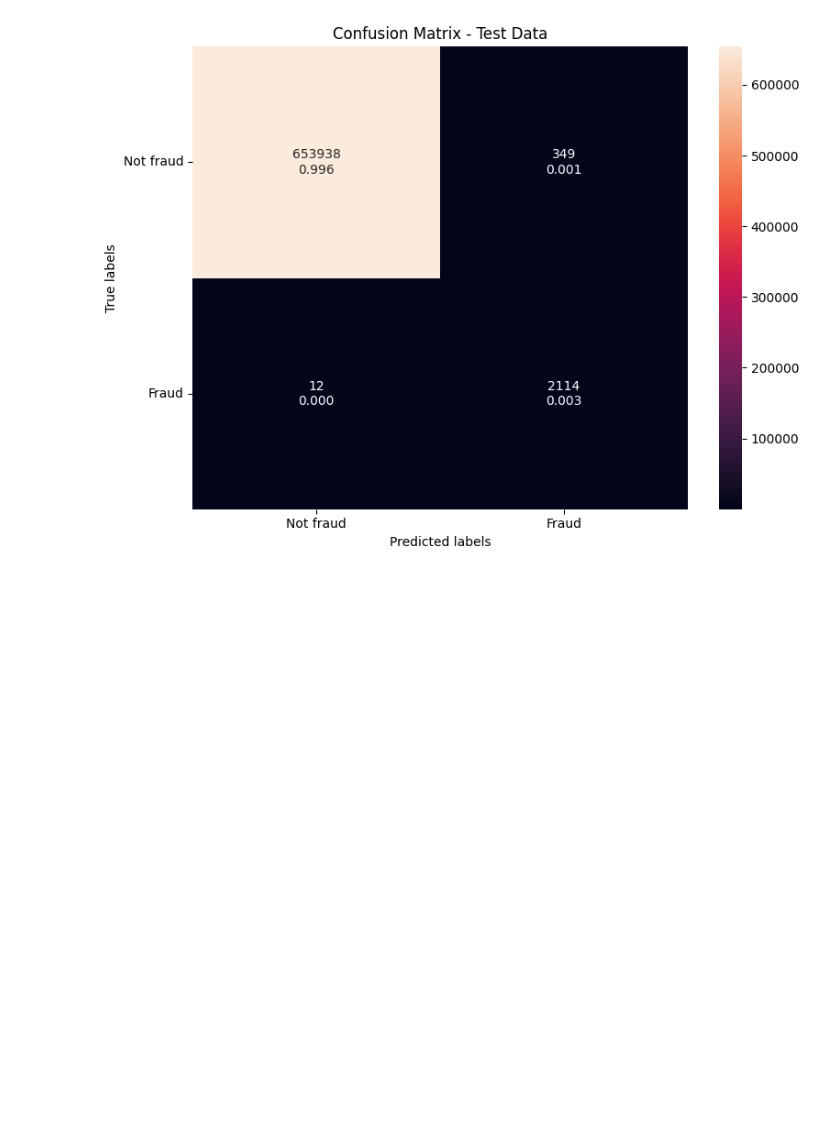
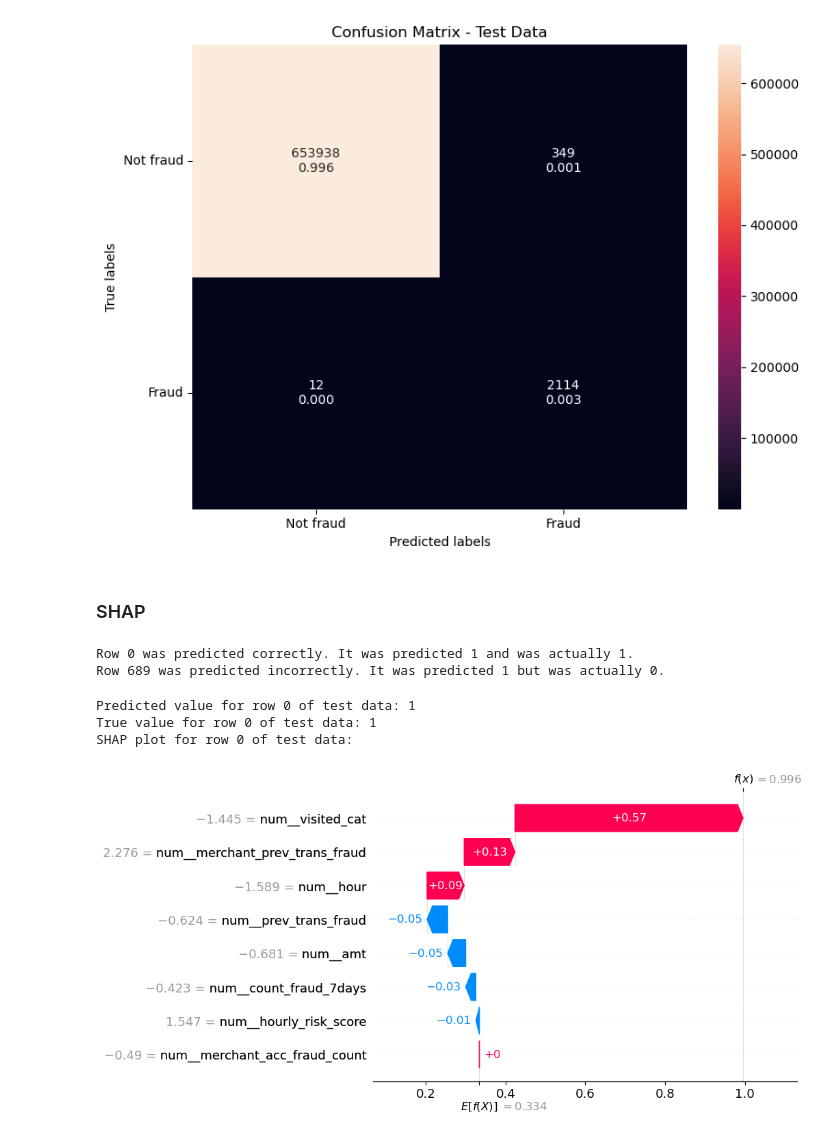
Before and after one commit to annccyn/dsa4263_project, a Jupyter notebook: Model Run with Test Data.ipynb, the cells around one changed output. Drawn from its saved outputs; the diff is of its cells as text; code cells hidden in the pictures; blank space fills up the shorter version.

Commit message:
Added SHAP

```diff
--- a/Model Run with Test Data.ipynb
+++ b/Model Run with Test Data.ipynb
@@ -22,8 +22,8 @@ import warnings
 warnings.filterwarnings('ignore')
 # %%
 # Load train and test data
-train_df = pd.read_csv("../data/train_data.csv")
-test_df = pd.read_csv("../data/test_data.csv")
+train_df = pd.read_csv("./data/train_data.csv")
+test_df = pd.read_csv("./data/test_data.csv")
 # %%
 # Assign `is_fraud` column as y
 X_train = train_df.loc[:, train_df.columns != 'is_fraud']
@@ -303,3 +274,40 @@ Recall: 0.9969
 F1 Score: 0.9605
 AUC: 0.9969
 [figure]
+# %% [markdown]
+### SHAP
+# %%
+# Obtain test values after preprocessing and applying Lasso
+X_test_transformed = best_lasso_pipe.named_steps['feature_selection'].transform(best_lasso_pipe.named_steps['preprocessor'].transform(X_test))
+X_test_transformed_df = pd.DataFrame(X_test_transformed, columns=selected_features)
+
+# Use SHAP to explain test results
+explainer = shap.TreeExplainer(best_lasso_pipe.named_steps['classifier'])
+shap_values = explainer.shap_values(X_test_transformed)
+# %%
+# Identify 1 correctly and 1 incorrectly labelled transaction
+test_results = pd.DataFrame(zip(y_pred_test, y_test), columns = ['pred', 'true'])
+correct_pred_sample = test_results.loc[test_results['pred'] == test_results['true']].index[0]
+wrong_pred_sample = test_results.loc[test_results['pred'] != test_results['true']].index[0]
+
+print(f'Row {correct_pred_sample} was predicted correctly. It was predicted {test_results.at[correct_pred_sample, "pred"]} and was actually {test_results.at[correct_pred_sample, "true"]}.')
+print(f'Row {wrong_pred_sample} was predicted incorrectly. It was predicted {test_results.at[wrong_pred_sample, "pred"]} but was actually {test_results.at[wrong_pred_sample, "true"]}.')
+# %% [output]
+Row 0 was predicted correctly. It was predicted 1 and was actually 1.
+Row 689 was predicted incorrectly. It was predicted 1 but was actually 0.
+# %%
+# Plot waterfall plot for correctly labelled
+print(f'Predicted value for row 0 of test data: {y_pred_test[0]}')
+print(f'True value for row 0 of test data: {y_test[0]}')
+
+explanation_0 = shap.Explanation(values=shap_values[0, :, 1],
+                                base_values=explainer.expected_value[1],
+                                data=pd.DataFrame(X_test_transformed, columns=selected_features).iloc[0])
+
+print('SHAP plot for row 0 of test data:')
+shap.plots.waterfall(explanation_0)
+# %% [output]
+Predicted value for row 0 of test data: 1
+True value for row 0 of test data: 1
+SHAP plot for row 0 of test data:
+[figure, added]
```
Also changed, not shown: parts of 7 cells of this notebook.
